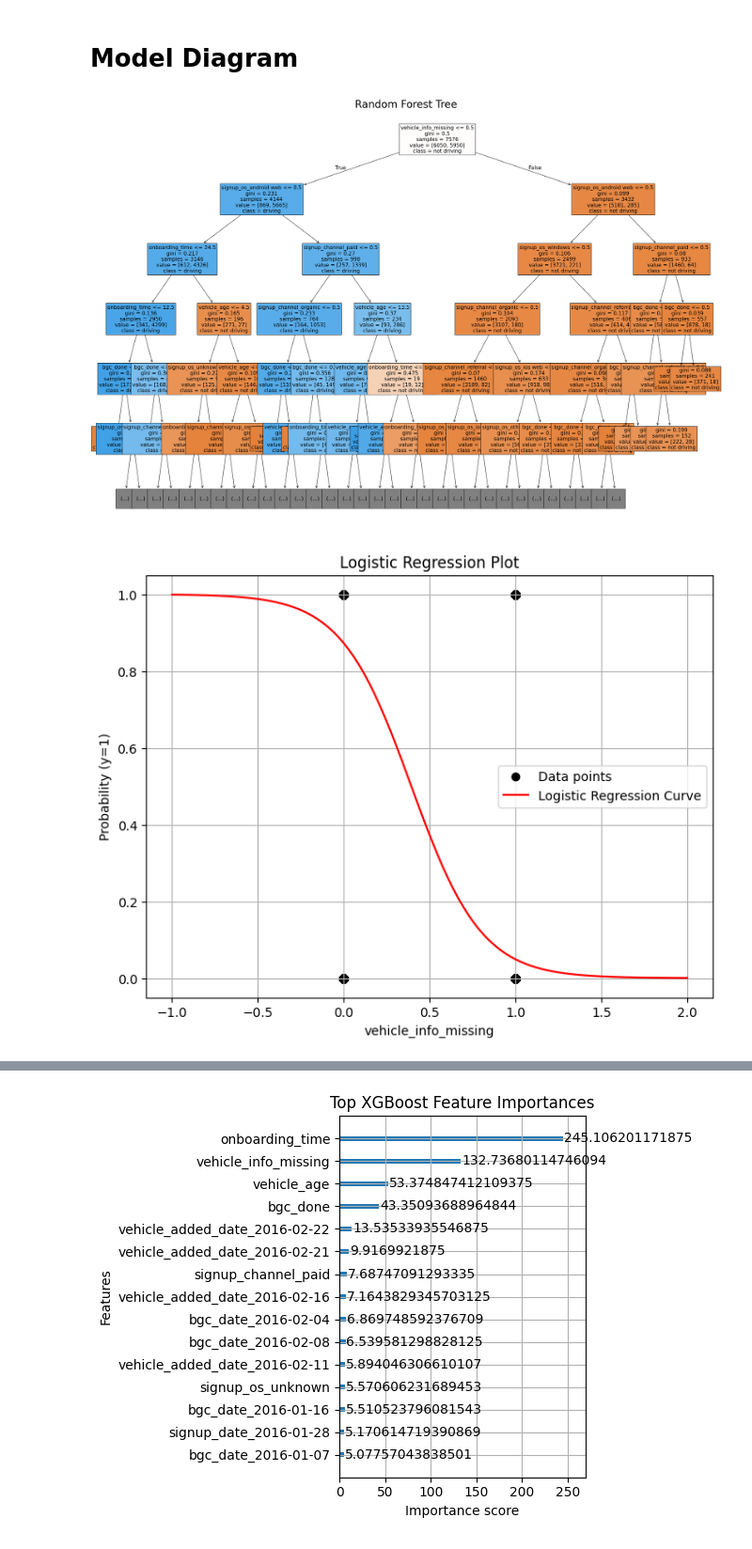
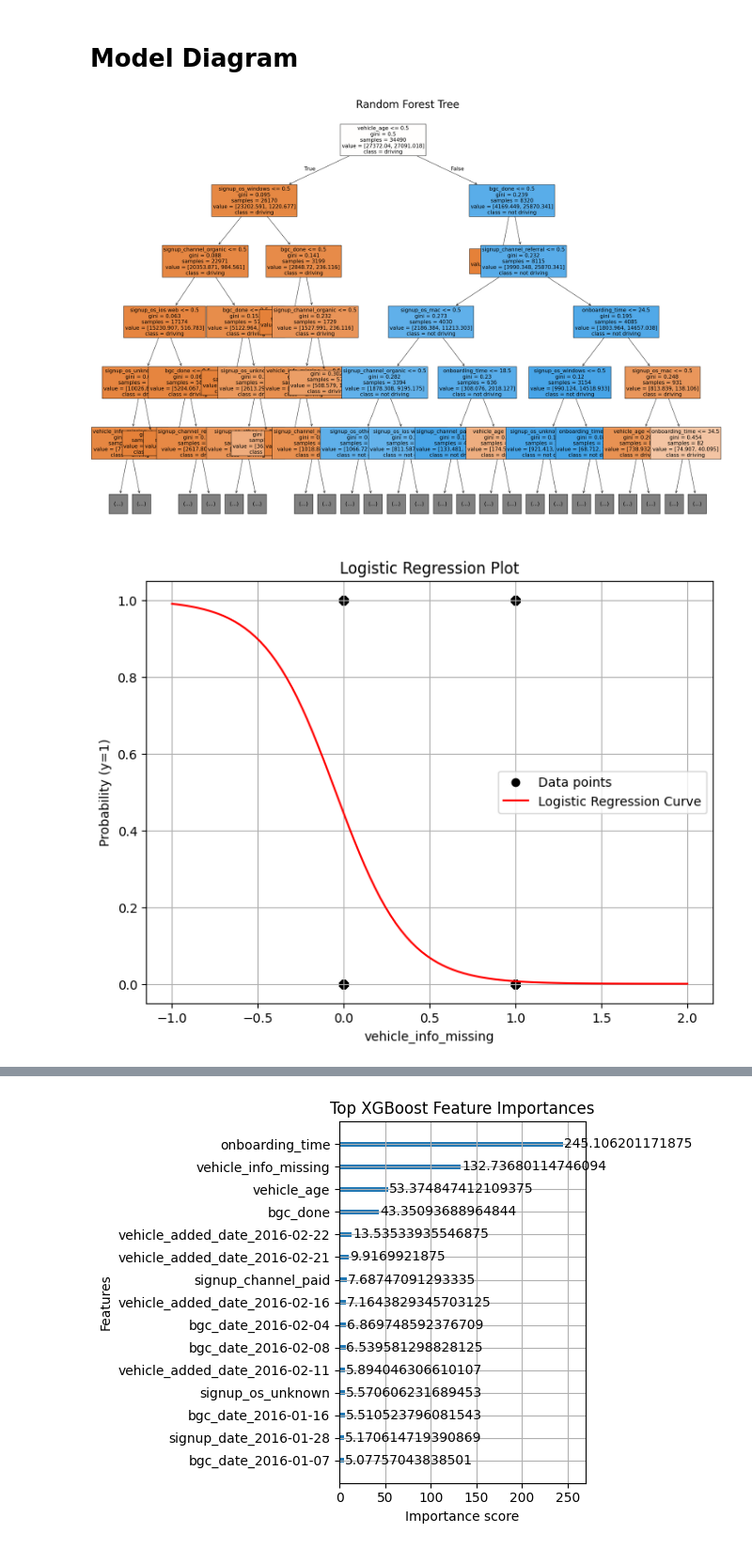
Before and after one commit to johnsonng05/Datathon-2025, a Jupyter notebook: deepnote/Datathon2025/Driven by Data.ipynb, the cells around one changed output, grey strips where cells are left out. Shown at 94% size. Saved outputs shown, nothing was run; the diff lists cells and outputs as text; code cells hidden in the pictures.

```diff
--- a/deepnote/Datathon2025/Driven by Data.ipynb
+++ b/deepnote/Datathon2025/Driven by Data.ipynb
@@ -130,11 +133,13 @@ lin_model = LogisticRegression(class_weight='balanced')
 #Advanced model
 #RandomForestClassifier model to
 
-reg_model = RandomForestClassifier(class_weight='balanced')
+# set bootstrap to true so that it uses a random subset of the input data
+# i.e more variance in the each decision tree belonging to the random forest
+reg_model = RandomForestClassifier(class_weight='balanced', bootstrap=True, max_features='sqrt')
 
 
 # onehotencode the categorical columns
-# split the data using train_test_split with a cross validation approach
+# split the data using train_test_split
 # y = target prediction (started_driving), x = every other column except started_driving
 # fit the model
 # print its accuracy, precision, etc.
@@ -194,6 +199,12 @@ weighted avg       0.92      0.92      0.92      2400
 # Model Diagram
 # %%
 # Random Forest Tree
+
+df = pd.read_csv('copy_updated.csv')
+df = pd.get_dummies(df, columns = ['signup_os', 'signup_channel'])
+
+y = df['started_driving']
+X = df.drop(columns=['started_driving', 'city_name', 'signup_date', 'bgc_date', 'vehicle_added_date', 'vehicle_make'])
 reg_model.fit(X, y)
 
 estimator = reg_model.estimators_[0]
@@ -201,35 +212,35 @@ estimator = reg_model.estimators_[0]
 plt.figure(figsize=(31, 22))  # Bigger size
 plot_tree(estimator,
           feature_names=X.columns,
-          class_names=['not driving', 'driving'],
+          class_names=['driving','not driving' ],
           filled=True,
           max_depth=5,
           fontsize=15)
 plt.title("Random Forest Tree", fontsize=30)
 plt.show()
 
 # Logistic Regression Graph
 model = LogisticRegression()
 X = df[['vehicle_info_missing']]
 y = df['started_driving']
 model.fit(X, y)
 
 # Creating a meaningful range for logistic regression visualization using the first feature
 X_feature = X.iloc[:, 0].values.reshape(-1, 1)
 X_range = np.linspace(X_feature.min() - 1, X_feature.max() + 1, 100).reshape(-1, 1)
 model.fit(X_feature, y)  # Refitting model with one feature to simplify visualization
 y_proba = model.predict_proba(X_range)
 
 plt.figure(figsize=(8, 6))
 plt.scatter(X_feature, y, color='black', label='Data points')
 plt.plot(X_range, y_proba[:, 1], color='red', label='Logistic Regression Curve')
 plt.xlabel('vehicle_info_missing')
 plt.ylabel('Probability (y=1)')
 plt.title('Logistic Regression Plot')
 plt.legend()
 plt.grid(True)
 plt.show()
 # %% [output]
-[figure, old version]
+[figure, new version]
-[figure, old version]
+[figure, new version]
 # %%
```
Also changed, not shown: parts of 5 cells of this notebook.
